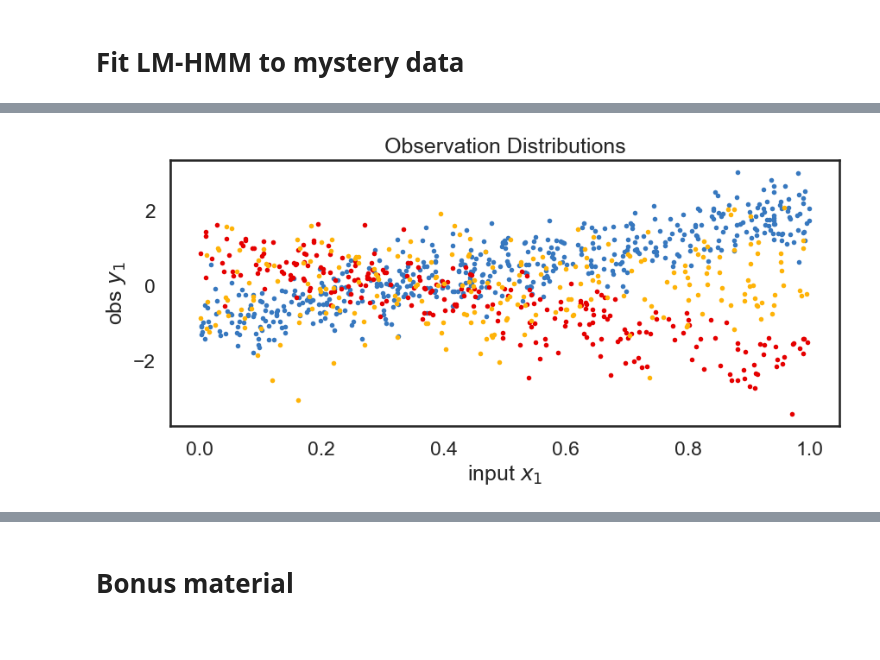
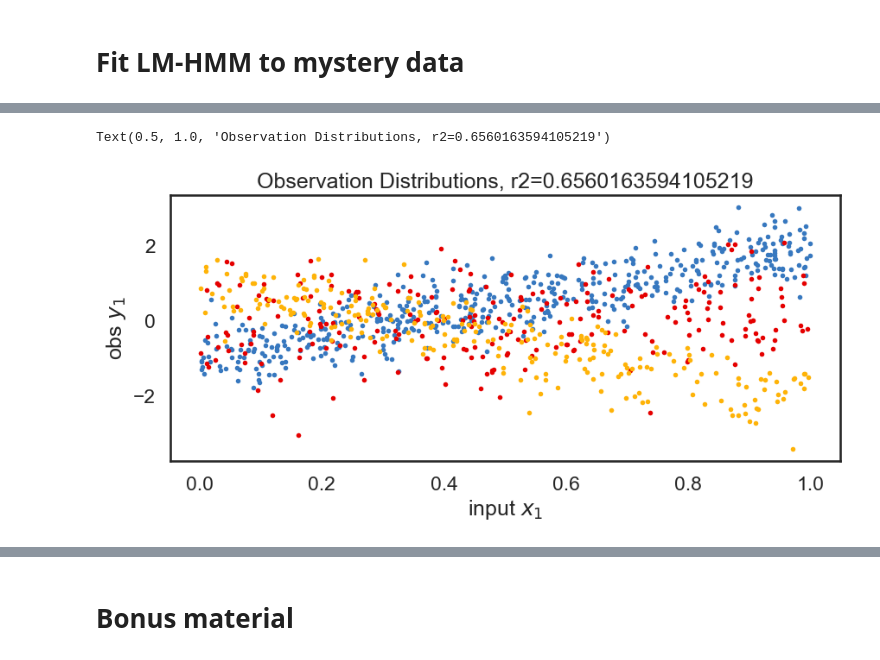
Before and after one commit to mazzulab/tutorial_dyn_sys_neuro, a Jupyter notebook: Input-driven linear model (LM-HMM).ipynb, the cells around one changed output, grey strips where cells are left out. Saved outputs shown, nothing was run; the diff lists cells and outputs as text; code cells hidden in the pictures.

````diff
--- a/Input-driven linear model (LM-HMM).ipynb
+++ b/Input-driven linear model (LM-HMM).ipynb
@@ -185,10 +187,10 @@ def cross_validate_model(n_components, X, y, kf):
     return np.mean(r2_scores_em)
 
 # Perform cross-validated model selection to find the best number of mixture components
-component_range = range(1, 10)
-kf = KFold(n_splits=5)
+component_range = range(1, 7)
+kf = KFold(n_splits=4)
 
-mean_cv_r2_scores = Parallel(n_jobs=-1)(delayed(cross_validate_model)(n_components, X, y, kf) for n_components in component_range)
+mean_cv_r2_scores = Parallel(n_jobs=100)(delayed(cross_validate_model)(n_components, X, y, kf) for n_components in component_range)
 
 # Plot the average hold out R2 as a function of the mixture components
 plt.figure(figsize=(10, 6))
@@ -377,13 +385,8 @@ true_hmm = ssm.HMM(num_states, obs_dim, M=input_dim,observations="input_driven_o
 # set weights Wk, biases mus, and noise covariance sigmas by hand
 
 np.random.seed(0)
-# gen_weights=2*np.ones((num_states,obs_dim,input_dim))
-# gen_weights[0]=-2*gen_weights[0]
-# gen_weights[1]=0
 gen_weights=np.random.randn(num_states,obs_dim,input_dim)
 
-# mus=10*np.ones((num_states, obs_dim))
-# mus[0]=-mus[0]
 mus=np.random.randn(num_states, obs_dim)
 
 stdnoise=1
@@ -395,7 +398,7 @@ true_hmm.observations.Sigmas = sigmas
 true_hmm.observations.Wks =  2*gen_weights
 
 # set transition probabilities as well
-trans_eps=0.02 # off diag transition prob to another state
+trans_eps=0.05 # off diag transition prob to another state
 trans0=trans_eps*np.ones((num_states,num_states))
 for i in range(num_states):
     trans0[i,i]=1-(trans_eps*(num_states-1))
@@ -585,4 +589,12 @@ results = Parallel(n_jobs=NumThread)(
         for iRun,num_states0 in zip(RunN,stN))
 ```
 where `NumThread` is the number of simultaneous jobs we are running, equal to the number of Threads we pick. It is best to not utilize all the cores at disposal on the current machine, but to leave a couple for normal operations. This code runs `xval_func` in parallel, each one using the same `data_in` fold, but iterating over different number of hidden states `num_states0`$=1,\ldots,`max_states`; and `nRunEM` times to deal with local maxima.
+# %%
+# choose model selection options:
+
+XVAL=1
+BIC_AIC=1
+
+max_states = 5 # largest number of states allowed in the model selection
+nRunEM=4 # # of times we run EM for each choice of number of states
 # %%
@@ -842,12 +873,12 @@ model_sel={'ll_training':ll_training,'ll_heldout':ll_heldout,'ll_training_map':l
 # %%
-num_states=3
+num_states=best_k
 obs_dim=1
 input_dim=1
 mle_hmm = ssm.HMM(num_states, obs_dim, M=input_dim, observations="input_driven_obs_gaussian", transitions="standard")
 
 obs=y_new.reshape(-1,1)
 inpt=X_new.reshape(-1,1)
-N_iters = 50 # maximum number of EM iterations. Fitting with stop earlier if increase in LL is below tolerance specified by tolerance parameter
+N_iters = 200 # maximum number of EM iterations. Fitting with stop earlier if increase in LL is below tolerance specified by tolerance parameter
 fit_ll = mle_hmm.fit(obs, inputs=inpt, method="em", num_iters=N_iters, tolerance=10**-4)
 
 # Plot the log probabilities of the true and fit models. Fit model final LL should be greater
@@ -904,27 +935,30 @@ Sigmas
 # %%
+n_samples=len(obs)
+posterior_probs = mle_hmm.expected_states(data=obs, input=inpt)[0]
 most_likely_states=mle_hmm.most_likely_states(obs, input=inpt)
 plt.figure(figsize=(10, 4))
 for k in range(num_states):
     plt.plot(inpt[most_likely_states==k,0], obs[most_likely_states==k, 0], 'o',linestyle='', mfc=colors[k], mec='none', ms=4,label=f"State {k+1}")
 
 # r2
 pred_obs=np.zeros_like(obs)
 # for k in range(num_states):
 #     pred_obs[most_likely_states==k]=inpt[most_likely_states==k,:]*gen_weights[k]+mus[k]
 pred_w=np.matmul(posterior_probs,gen_weights.reshape(num_states,-1)).reshape(n_samples,obs_dim,input_dim)
 pred_wx = np.einsum('ijk,ik->ij', pred_w, inpt)
 pred_obs=pred_wx+np.matmul(posterior_probs,mus.reshape(num_states,-1)).reshape(-1,obs_dim)
 r2=r2_score(obs, pred_obs)
 
 # plt.plot(inpt[:,0], obs[:,0], '-k', lw=1, alpha=.25)
 plt.xlabel("input $x_1$")
 plt.ylabel("obs $y_1$")
-plt.title("Observation Distributions")
+plt.title(f"Observation Distributions, r2={r2}")
 
-if save_figures:
-    plt.savefig("hmm_1.pdf")
+# if save_figures:
+#     plt.savefig("hmm_1.pdf")
 # %% [output]
+Text(0.5, 1.0, 'Observation Distributions, r2=0.6560163594105219')
-[figure, old version]
+[figure, new version]
 # %%
 # Predict responsibilities and labels
 posterior_probs = mle_hmm.expected_states(data=obs, input=inpt)[0]
````
Also changed, not shown: parts of 35 cells of this notebook.
